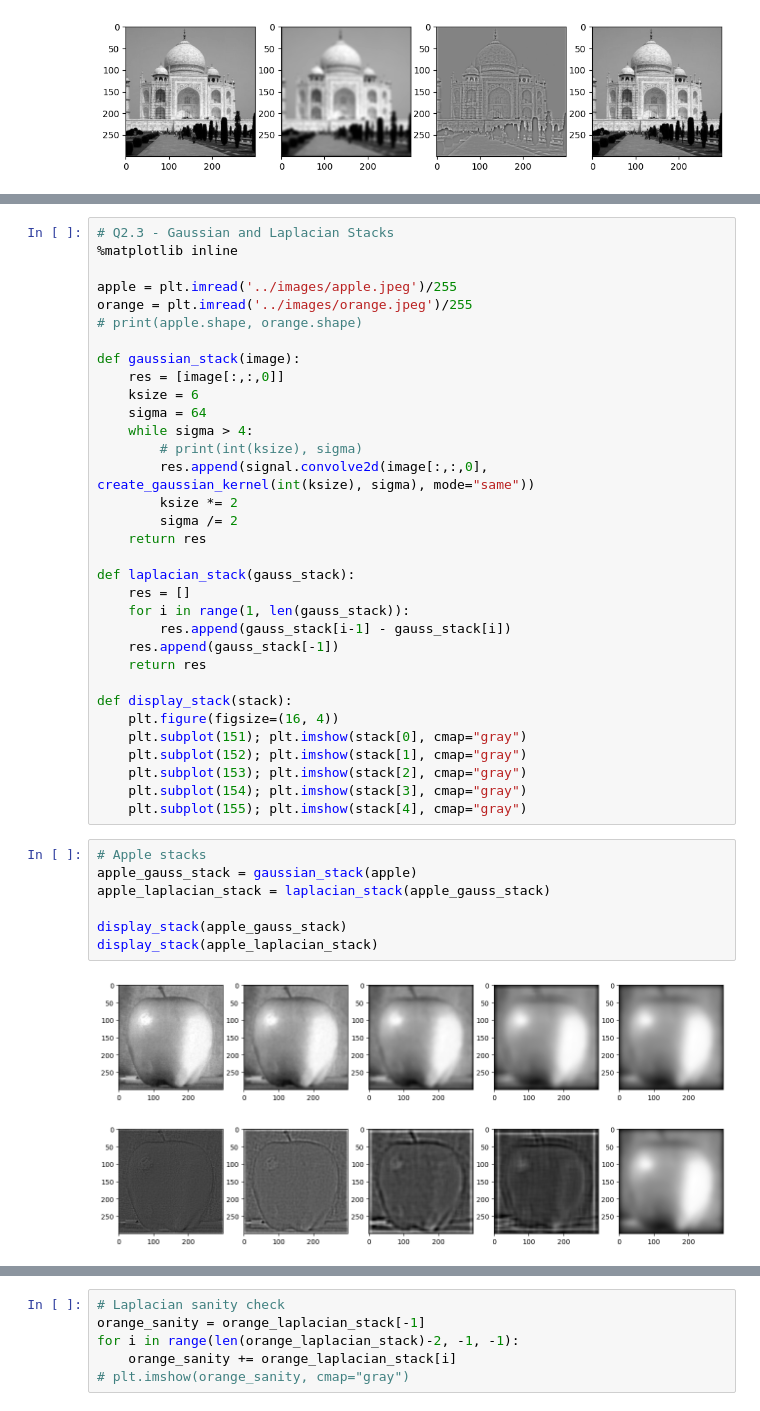
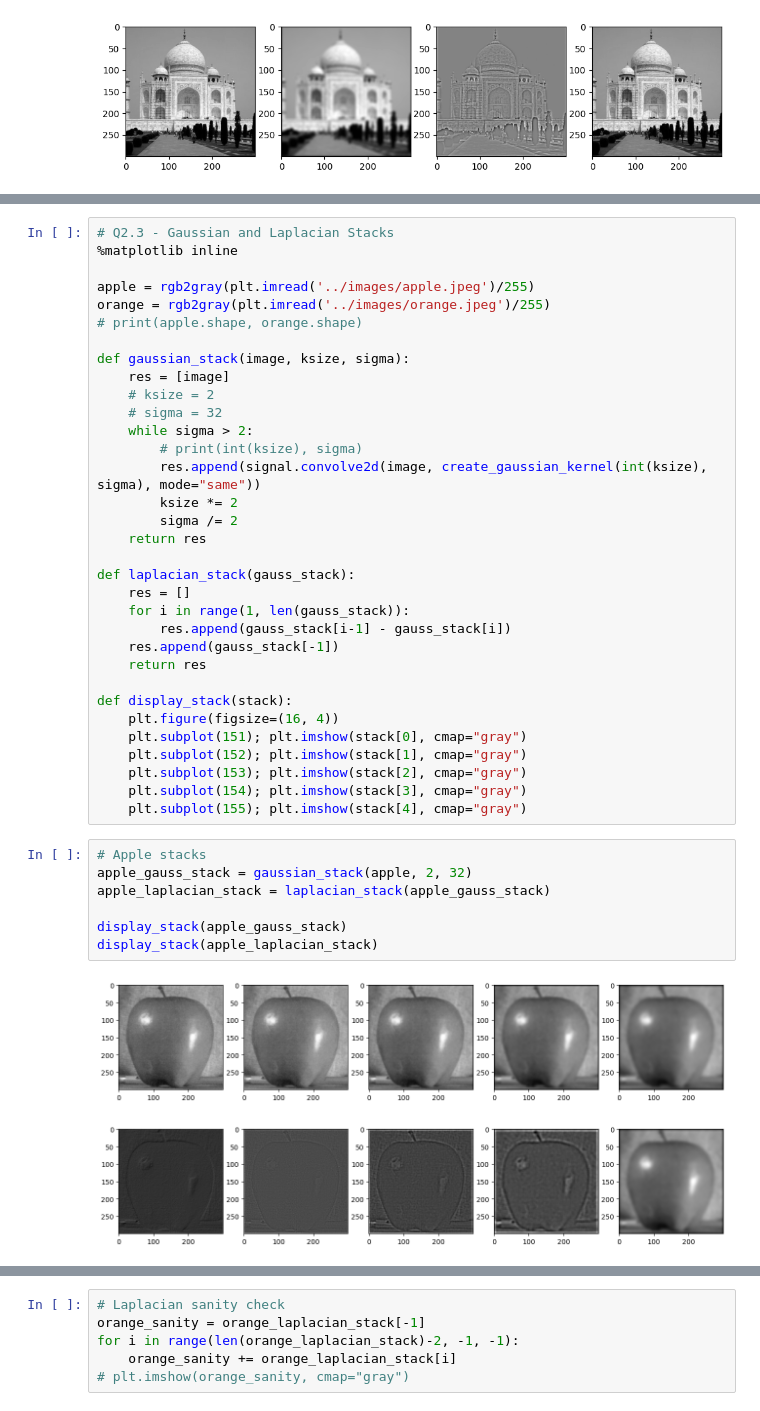
Before and after one commit to hailey-tran-9/cs180-fa23-proj2, a Jupyter notebook: code/main.ipynb, the cells around one changed output, grey strips where cells are left out. Saved outputs shown, nothing was run; the diff lists cells and outputs as text.

Commit message:
Customize ksize and sigma for gaussian stack

```diff
--- a/code/main.ipynb
+++ b/code/main.ipynb
@@ -187,17 +188,17 @@ plt.subplot(133); plt.imshow(hp, cmap="gray")
 # Q2.3 - Gaussian and Laplacian Stacks
 %matplotlib inline
 
-apple = plt.imread('../images/apple.jpeg')/255
-orange = plt.imread('../images/orange.jpeg')/255
+apple = rgb2gray(plt.imread('../images/apple.jpeg')/255)
+orange = rgb2gray(plt.imread('../images/orange.jpeg')/255)
 # print(apple.shape, orange.shape)
 
-def gaussian_stack(image):
-    res = [image[:,:,0]]
-    ksize = 6
-    sigma = 64
-    while sigma > 4:
+def gaussian_stack(image, ksize, sigma):
+    res = [image]
+    # ksize = 2
+    # sigma = 32
+    while sigma > 2:
         # print(int(ksize), sigma)
-        res.append(signal.convolve2d(image[:,:,0], create_gaussian_kernel(int(ksize), sigma), mode="same"))
+        res.append(signal.convolve2d(image, create_gaussian_kernel(int(ksize), sigma), mode="same"))
         ksize *= 2
         sigma /= 2
     return res
@@ -218,13 +219,13 @@ def display_stack(stack):
     plt.subplot(155); plt.imshow(stack[4], cmap="gray")
 # %%
 # Apple stacks
-apple_gauss_stack = gaussian_stack(apple)
+apple_gauss_stack = gaussian_stack(apple, 2, 32)
 apple_laplacian_stack = laplacian_stack(apple_gauss_stack)
 
 display_stack(apple_gauss_stack)
 display_stack(apple_laplacian_stack)
 # %% [output]
-[figure, old version]
+[figure, new version]
-[figure, old version]
+[figure, new version]
 # %%
 # Orange stack
```
Also changed, not shown: parts of 6 cells of this notebook.
